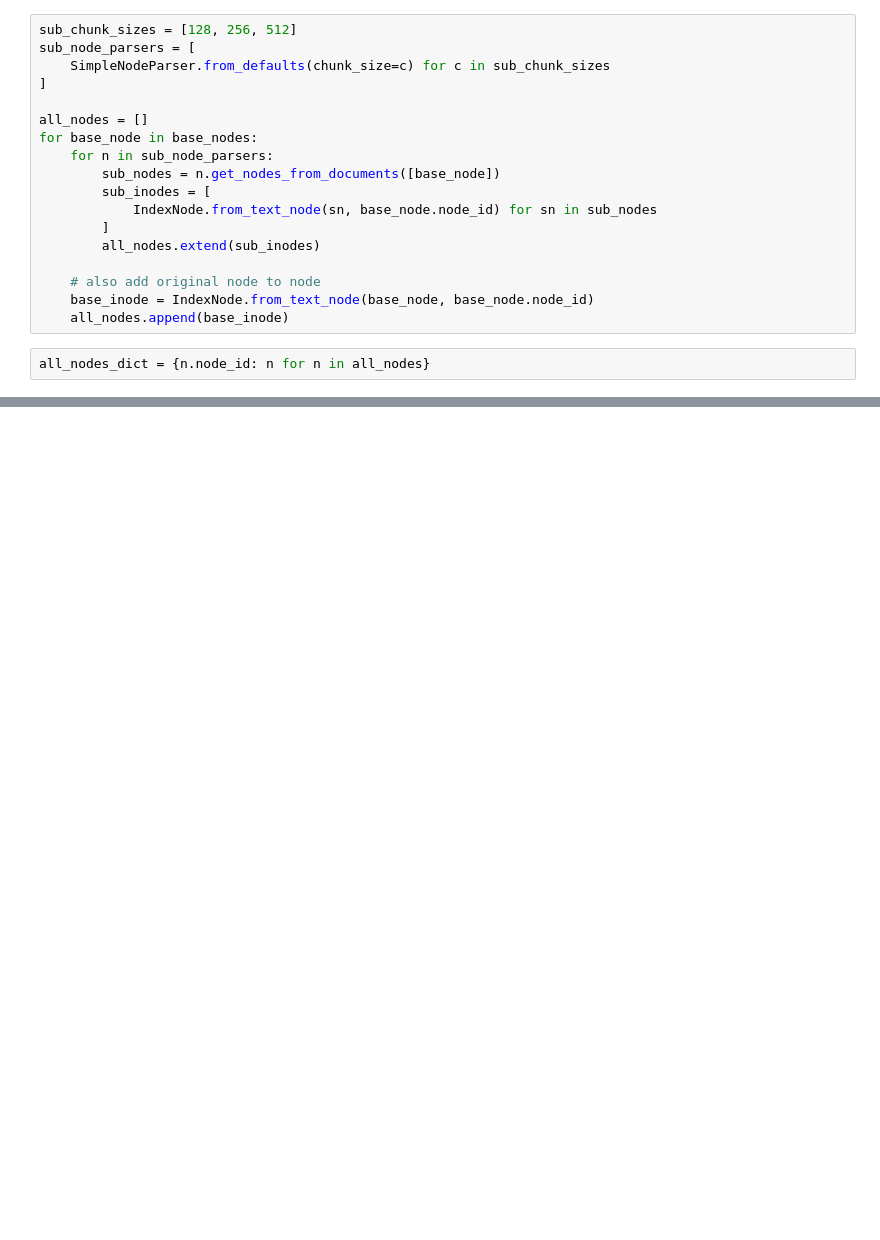
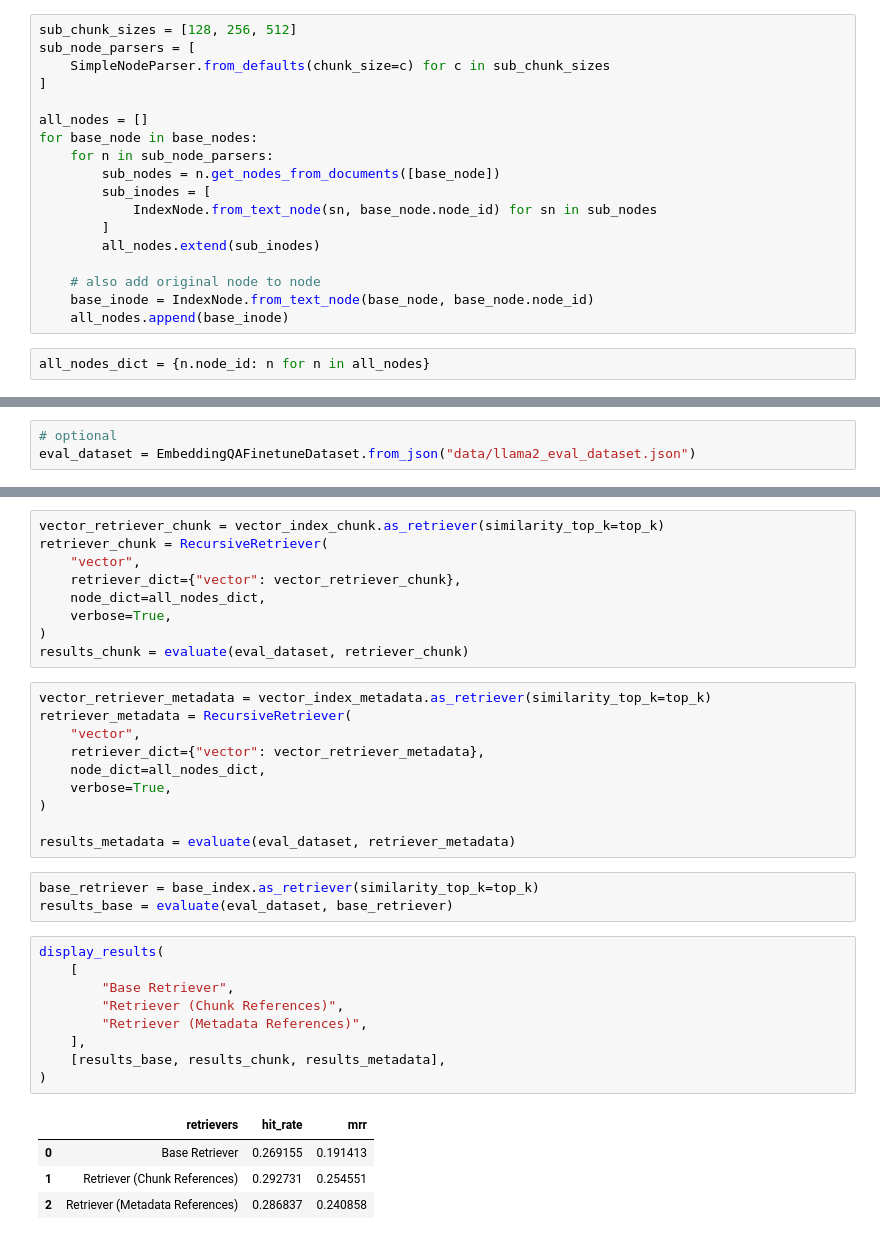
Before and after one commit to backend-engineer1/lliama, a Jupyter notebook: docs/examples/retrievers/recursive_retriever_nodes.ipynb, the cells around one changed output, grey strips where cells are left out. Cells and saved outputs as stored; diff of their text form; blank space fills up the shorter version.

Commit message:
upgrade recursive retriever node reference notebook (#7537)

```diff
--- a/docs/examples/retrievers/recursive_retriever_nodes.ipynb
+++ b/docs/examples/retrievers/recursive_retriever_nodes.ipynb
@@ -131,0 +391,3 @@ adjustingtheamountofsafetydatausedintheRLHFstage.
+# %%
+# optional
+eval_dataset = EmbeddingQAFinetuneDataset.from_json("data/llama2_eval_dataset.json")
@@ -131,0 +464,36 @@ adjustingtheamountofsafetydatausedintheRLHFstage.
+# %%
+vector_retriever_chunk = vector_index_chunk.as_retriever(similarity_top_k=top_k)
+retriever_chunk = RecursiveRetriever(
+    "vector",
+    retriever_dict={"vector": vector_retriever_chunk},
+    node_dict=all_nodes_dict,
+    verbose=True,
+)
+results_chunk = evaluate(eval_dataset, retriever_chunk)
+# %%
+vector_retriever_metadata = vector_index_metadata.as_retriever(similarity_top_k=top_k)
+retriever_metadata = RecursiveRetriever(
+    "vector",
+    retriever_dict={"vector": vector_retriever_metadata},
+    node_dict=all_nodes_dict,
+    verbose=True,
+)
+
+results_metadata = evaluate(eval_dataset, retriever_metadata)
+# %%
+base_retriever = base_index.as_retriever(similarity_top_k=top_k)
+results_base = evaluate(eval_dataset, base_retriever)
+# %%
+display_results(
+    [
+        "Base Retriever",
+        "Retriever (Chunk References)",
+        "Retriever (Metadata References)",
+    ],
+    [results_base, results_chunk, results_metadata],
+)
+# %% [output]
+|  | retrievers | hit_rate | mrr |
+| 0 | Base Retriever | 0.269155 | 0.191413 |
+| 1 | Retriever (Chunk References) | 0.292731 | 0.254551 |
+| 2 | Retriever (Metadata References) | 0.286837 | 0.240858 |
```
Also changed, not shown: parts of 50 cells of this notebook, 2 other files.
